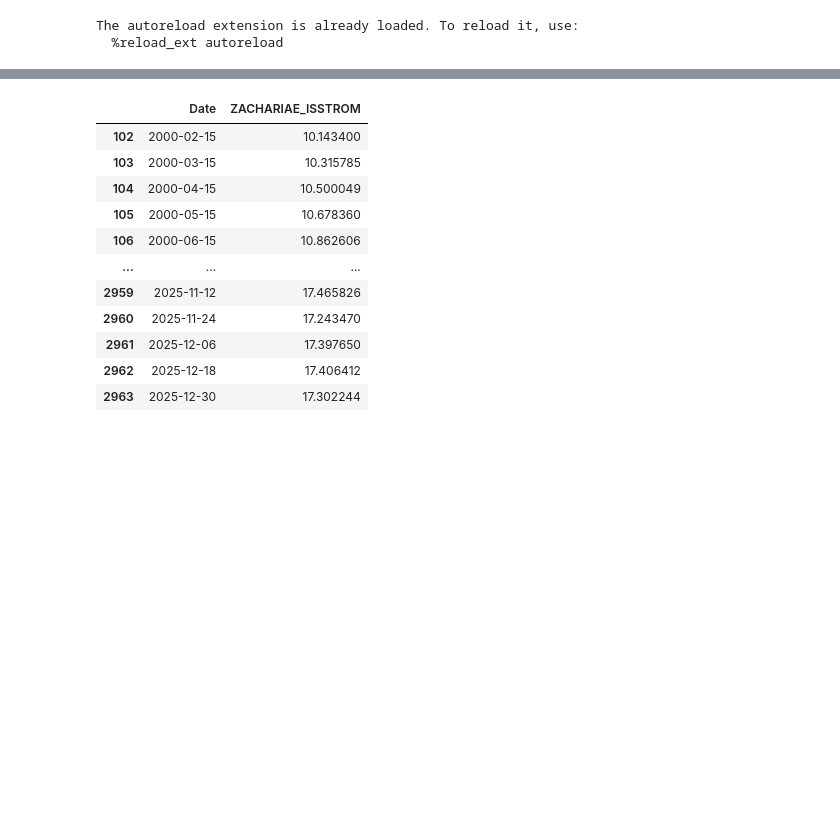
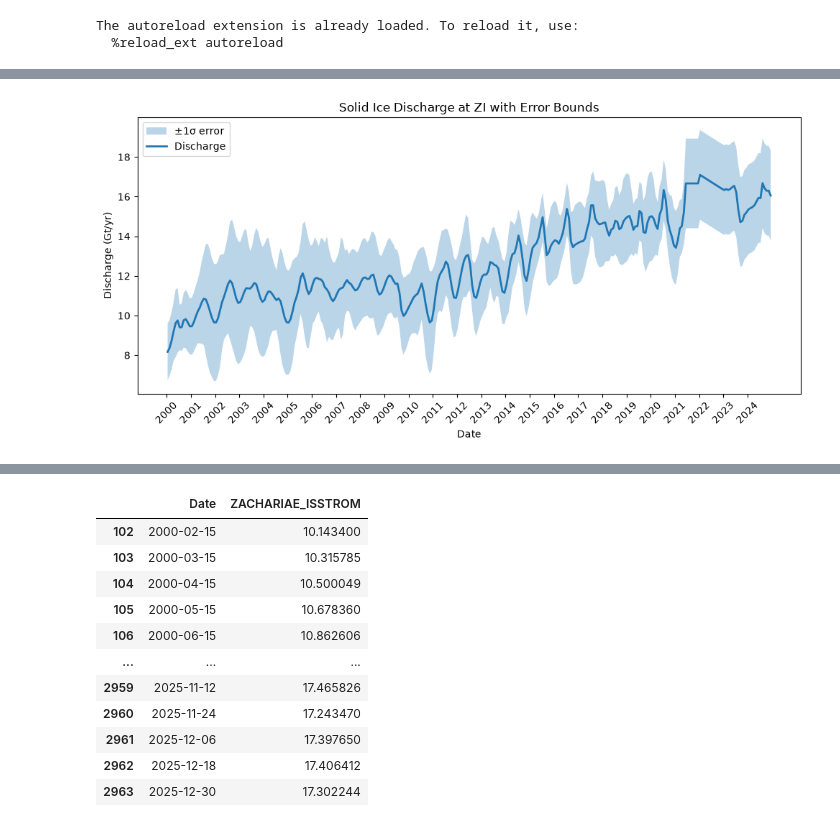
Before and after one commit to cjense/negis-seasonality, a Jupyter notebook: examine_discharge.ipynb, the cells around one changed output, grey strips where cells are left out. Saved outputs shown, nothing was run; the diff lists cells and outputs as text; code cells hidden in the pictures; blank space fills up the shorter version.

Commit message:
update discharge notebook with MK discharge

```diff
--- a/examine_discharge.ipynb
+++ b/examine_discharge.ipynb
@@ -42,0 +45,5 @@ storage_options = {
+# %%
+discharge = pd.read_csv('s3://gaia/cjense/data/discharge/ZI_discharge1985-2025.csv', storage_options=storage_options)
+discharge['time'] = pd.to_datetime(discharge['time'])
+discharge = discharge[discharge['time']>='2000-01-01 00:00:00']
+discharge
@@ -42,0 +64,32 @@ storage_options = {
+# %%
+plt.subplots(figsize=(10,5))
+
+# Remove NaN values
+discharge_clean = discharge.dropna(subset=['Discharge (Gt/yr)', 'Discharge error (1 sigma)'])
+
+years = pd.date_range(
+    discharge_clean['time'].min().replace(month=1, day=1),
+    discharge_clean['time'].max(),
+    freq='YS'
+)
+
+# Plot with shaded error bars
+plt.fill_between(
+    discharge_clean['time'],
+    discharge_clean['Discharge (Gt/yr)'] - discharge_clean['Discharge error (1 sigma)'],
+    discharge_clean['Discharge (Gt/yr)'] + discharge_clean['Discharge error (1 sigma)'],
+    alpha=0.3,
+    label='±1σ error'
+)
+plt.plot(discharge_clean['time'], discharge_clean['Discharge (Gt/yr)'], linewidth=2, label='Discharge')
+
+plt.xticks(years, years.strftime('%Y'), rotation=45)
+plt.ylabel('Discharge (Gt/yr)')
+plt.xlabel('Date')
+plt.title('Solid Ice Discharge at ZI with Error Bounds')
+plt.legend()
+plt.tight_layout()
+plt.savefig('figures/discharge_ZI_King_error.png', dpi=300)
+plt.show()
+# %% [output]
+[figure, added]
```
Also changed, not shown: parts of 7 cells of this notebook.
